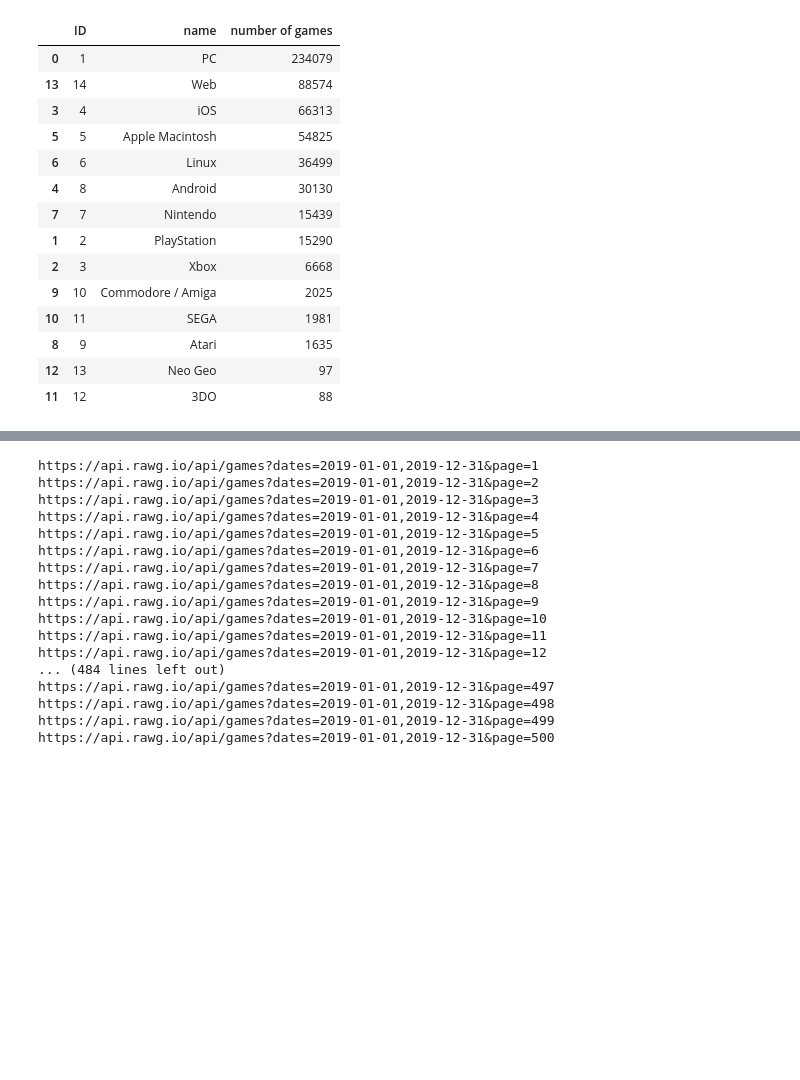
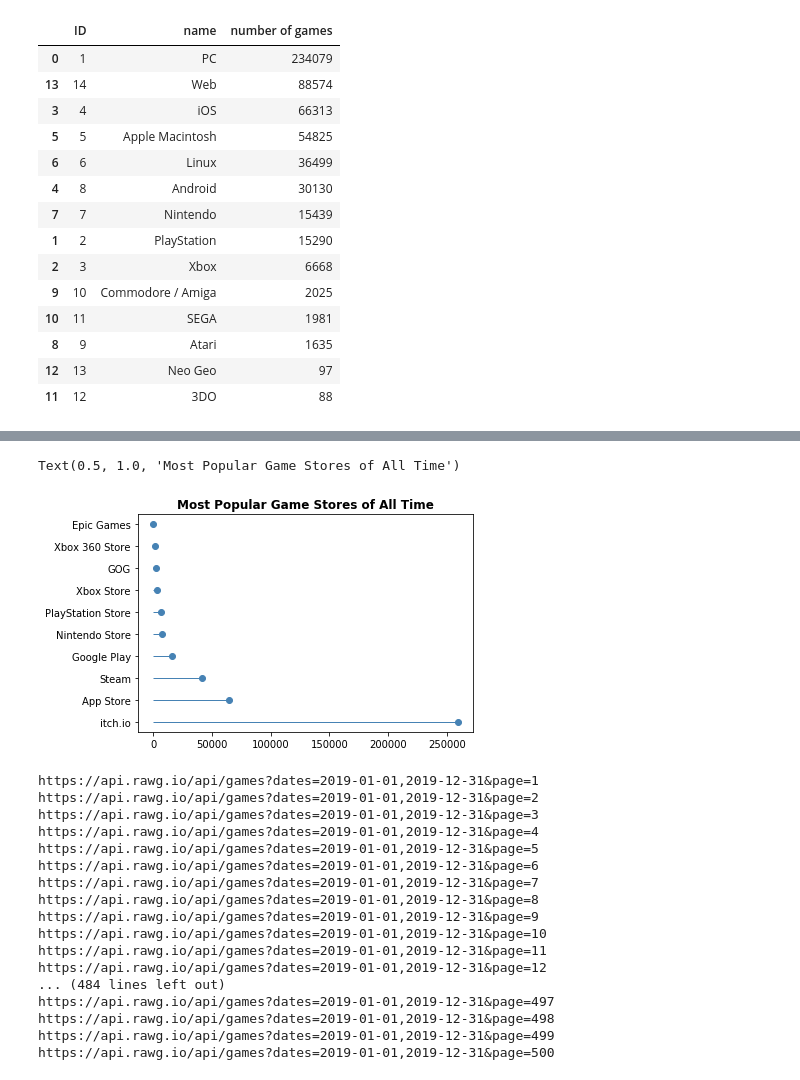
Before and after one commit to Rishi0406/project_1, a Jupyter notebook: getdata.ipynb, the cells around one changed output, grey strips where cells are left out. Saved outputs shown, nothing was run; the diff lists cells and outputs as text; code cells hidden in the pictures; blank space fills up the shorter version.

```diff
--- a/Untitled.ipynb
+++ b/getdata.ipynb
@@ -85,2 +90,10 @@ store_df
 | 9 | 11 | Epic Games | 258 |
+# %%
+# lollipop plot of most popular game stores of all time
+plt.hlines(store_df["name"], xmin=0, xmax=store_df["number of games"],linewidth=1,color='steelblue')
+plt.plot(store_df["number of games"], store_df["name"], "o", color='steelblue')
+plt.title("Most Popular Game Stores of All Time",fontweight="bold")
+# %% [output]
+Text(0.5, 1.0, 'Most Popular Game Stores of All Time')
+[figure, added]
 # %%
```
Also changed, not shown: parts of 15 cells of this notebook, 5 other files.
